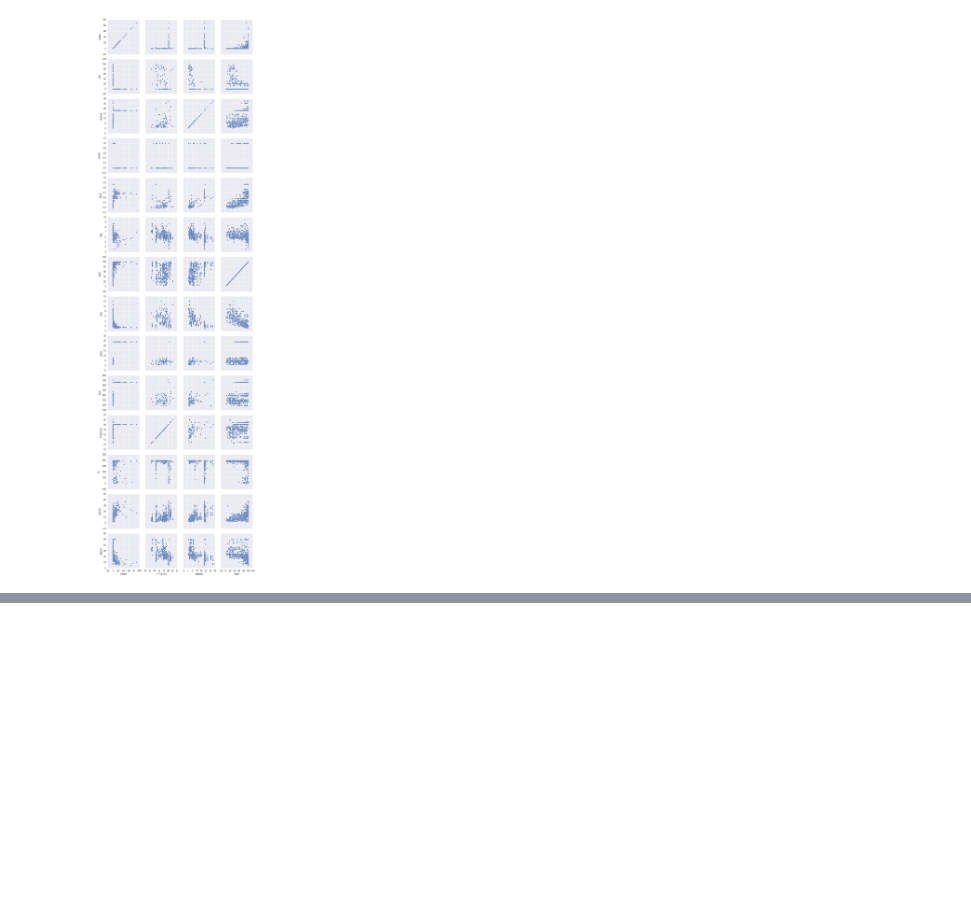
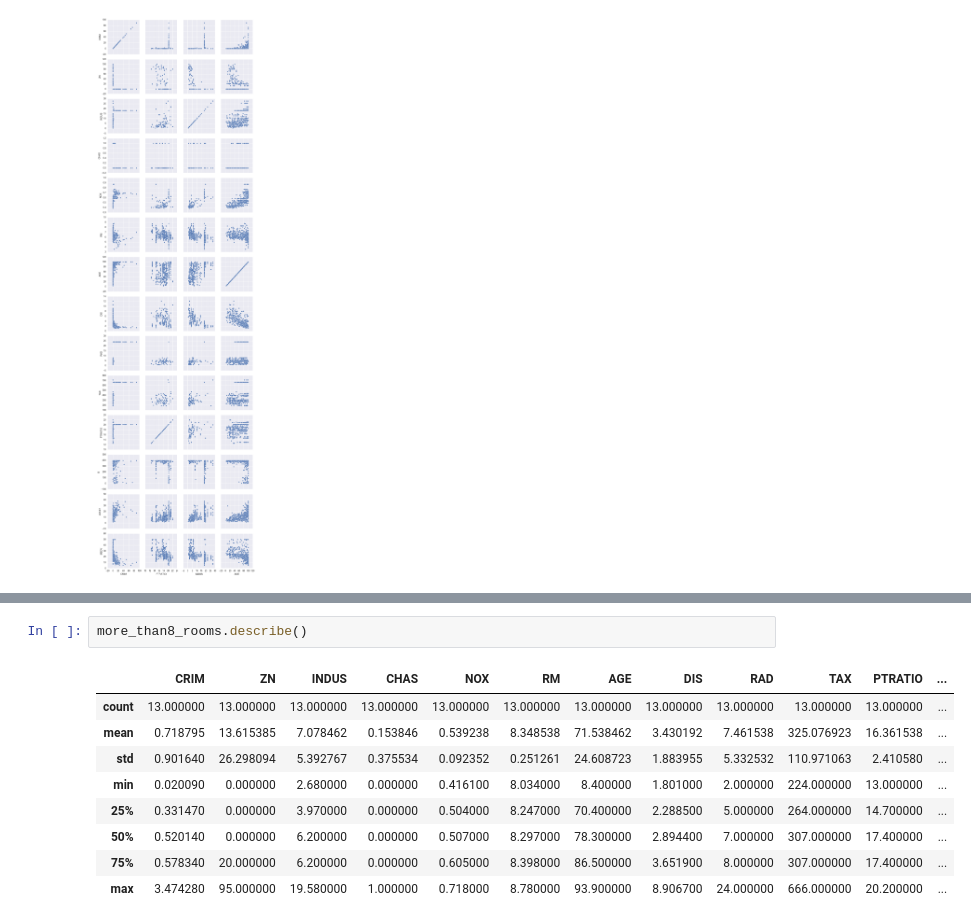
Before and after one commit to stelmod/intro_to_statistical_learning, a Jupyter notebook: ch2/ex10_boston.ipynb, the cells around one changed output, grey strips where cells are left out. Saved outputs shown, nothing was run; the diff lists cells and outputs as text; blank space fills up the shorter version.

```diff
--- a/ch2/ex10_boston.ipynb
+++ b/ch2/ex10_boston.ipynb
@@ -61,0 +77,12 @@ sns.pairplot(data, x_vars=["CRIM", "PTRATIO", "INDUS", "AGE"], y_vars=data.keys(
+# %%
+more_than8_rooms.describe()
+# %% [output]
+|  | CRIM | ZN | INDUS | CHAS | NOX | RM | AGE | DIS | RAD | TAX | PTRATIO | ... |
+| count | 13.000000 | 13.000000 | 13.000000 | 13.000000 | 13.000000 | 13.000000 | 13.000000 | 13.000000 | 13.000000 | 13.000000 | 13.000000 | ... |
+| mean | 0.718795 | 13.615385 | 7.078462 | 0.153846 | 0.539238 | 8.348538 | 71.538462 | 3.430192 | 7.461538 | 325.076923 | 16.361538 | ... |
+| std | 0.901640 | 26.298094 | 5.392767 | 0.375534 | 0.092352 | 0.251261 | 24.608723 | 1.883955 | 5.332532 | 110.971063 | 2.410580 | ... |
+| min | 0.020090 | 0.000000 | 2.680000 | 0.000000 | 0.416100 | 8.034000 | 8.400000 | 1.801000 | 2.000000 | 224.000000 | 13.000000 | ... |
+| 25% | 0.331470 | 0.000000 | 3.970000 | 0.000000 | 0.504000 | 8.247000 | 70.400000 | 2.288500 | 5.000000 | 264.000000 | 14.700000 | ... |
+| 50% | 0.520140 | 0.000000 | 6.200000 | 0.000000 | 0.507000 | 8.297000 | 78.300000 | 2.894400 | 7.000000 | 307.000000 | 17.400000 | ... |
+| 75% | 0.578340 | 20.000000 | 6.200000 | 0.000000 | 0.605000 | 8.398000 | 86.500000 | 3.651900 | 8.000000 | 307.000000 | 17.400000 | ... |
+| max | 3.474280 | 95.000000 | 19.580000 | 1.000000 | 0.718000 | 8.780000 | 93.900000 | 8.906700 | 24.000000 | 666.000000 | 20.200000 | ... |
```
Also changed, not shown: parts of 3 cells of this notebook, 1 other file.
